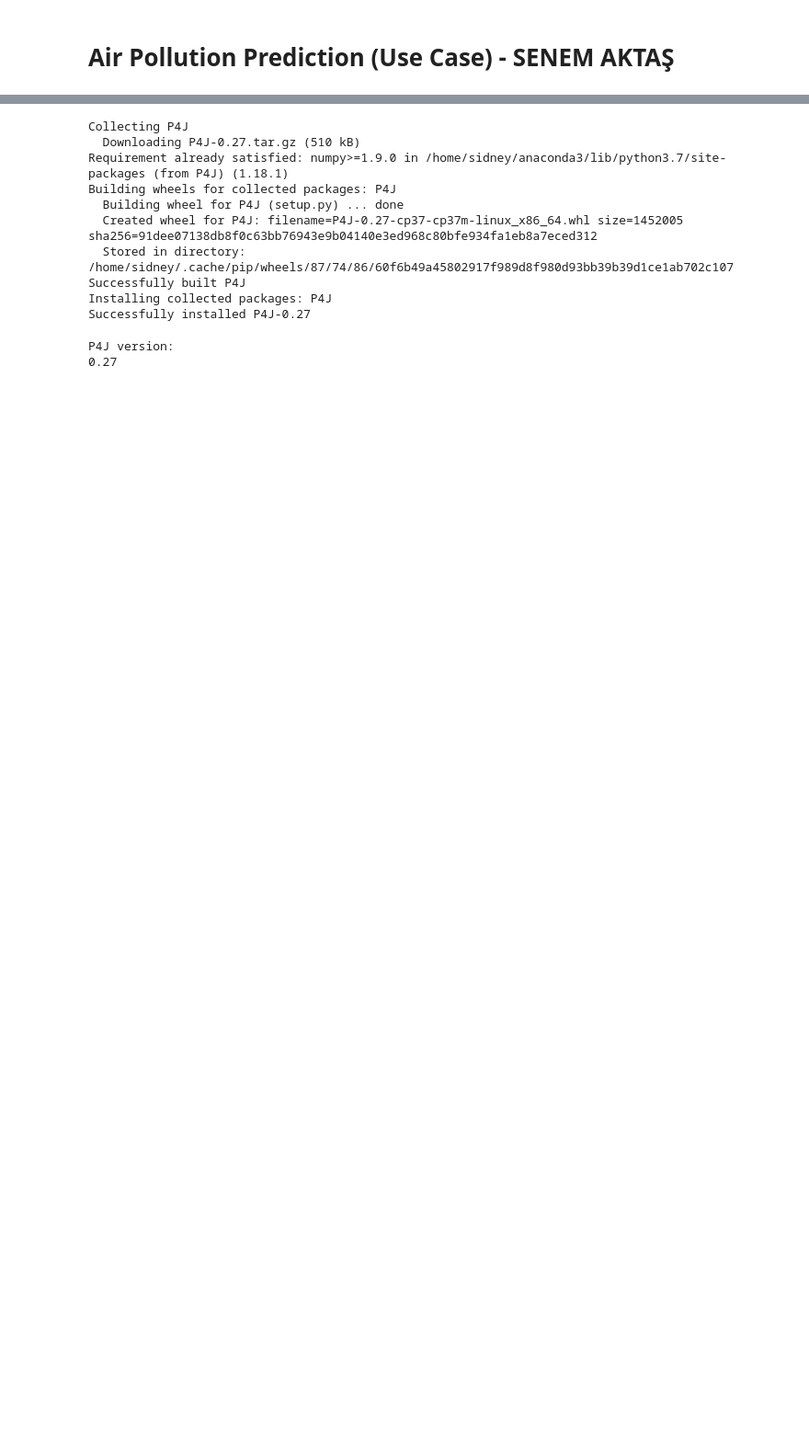
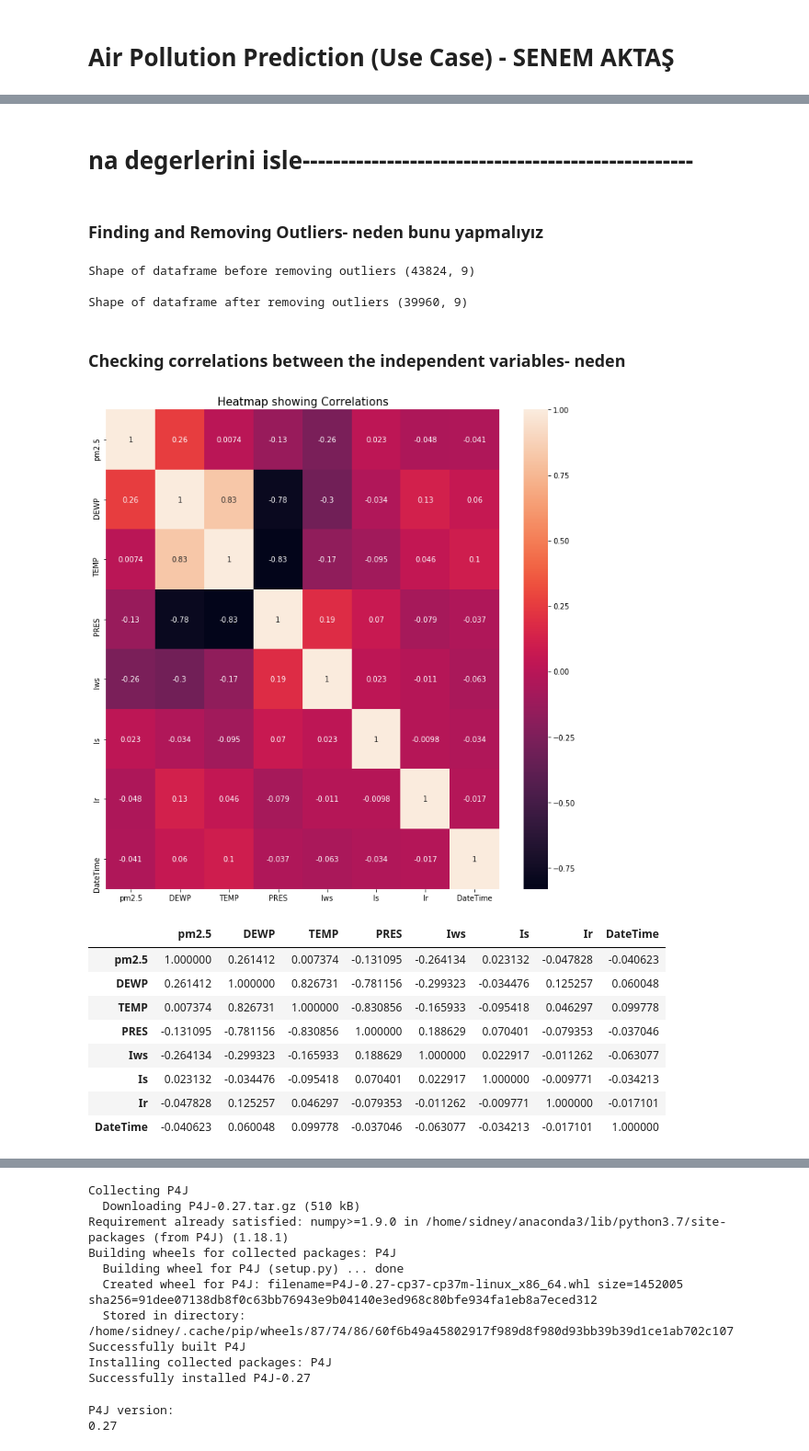
Before and after one commit to senemaktas/Air_Pollution_Prediction_ML_DL, a Jupyter notebook: Air_Pollution_Prediction.ipynb, the cells around one changed output, grey strips where cells are left out. Shown: that part at 92% size. Drawn from its saved outputs; the diff is of its cells as text; code cells hidden in the pictures; blank space fills up the shorter version.

```diff
--- a/Air_Pollution_Prediction.ipynb
+++ b/Air_Pollution_Prediction.ipynb
@@ -60,0 +65,9 @@ ValueError: This function does not handle missing values
+# %%
+import datetime
+
+df['hour'] = df['hour'].replace(24,0)
+df['DateTime'] = df[['year', 'month', 'day', 'hour']].apply(lambda s : datetime.datetime(*s),axis = 1)
+df['DateTime'] = pd.to_datetime(df['DateTime'])
+df['DateTime'] = df.DateTime.values.astype(np.int64) // 10 ** 9
+
+df
@@ -60,0 +90,15 @@ ValueError: This function does not handle missing values
+# %%
+try:
+  df.drop('No',axis = 1,inplace= True)
+  df.drop('year',axis = 1,inplace= True)
+  df.drop('month',axis = 1,inplace= True)
+  df.drop('day',axis = 1,inplace= True)
+  df.drop('hour',axis = 1,inplace= True)
+  print(df.shape)
+except:
+  print(df.shape)
+  #print("Already Done")
+
+df = df.sort_values(by='DateTime',ascending=True)
+
+df.head(3)
@@ -60,0 +131,40 @@ ValueError: This function does not handle missing values
+# %% [markdown]
+# na degerlerini isle---------------------------------------------------
+# %% [markdown]
+### Finding and Removing Outliers- neden bunu yapmalıyız
+# %%
+print("Shape of dataframe before removing outliers",df.shape)
+
+Q1=df['pm2.5'].quantile(0.25)
+Q3=df['pm2.5'].quantile(0.75)
+IQR=Q3-Q1
+Lower_Whisker = Q1-1.5*IQR
+Upper_Whisker = Q3+1.5*IQR
+
+df = df[df['pm2.5'] < Upper_Whisker]
+
+print("\nShape of dataframe after removing outliers",df.shape)
+# %% [output]
+Shape of dataframe before removing outliers (43824, 9)
+
+Shape of dataframe after removing outliers (39960, 9)
+# %% [markdown]
+### Checking correlations between the independent variables- neden
+# %%
+plt.figure(figsize=(12,12))
+sns.heatmap(df.corr(),annot=True)
+plt.title('Heatmap showing Correlations',size=15)
+plt.show()
+
+df.corr()
+# %% [output]
+[figure, added]
+|  | pm2.5 | DEWP | TEMP | PRES | Iws | Is | Ir | DateTime |
+| pm2.5 | 1.000000 | 0.261412 | 0.007374 | -0.131095 | -0.264134 | 0.023132 | -0.047828 | -0.040623 |
+| DEWP | 0.261412 | 1.000000 | 0.826731 | -0.781156 | -0.299323 | -0.034476 | 0.125257 | 0.060048 |
+| TEMP | 0.007374 | 0.826731 | 1.000000 | -0.830856 | -0.165933 | -0.095418 | 0.046297 | 0.099778 |
+| PRES | -0.131095 | -0.781156 | -0.830856 | 1.000000 | 0.188629 | 0.070401 | -0.079353 | -0.037046 |
+| Iws | -0.264134 | -0.299323 | -0.165933 | 0.188629 | 1.000000 | 0.022917 | -0.011262 | -0.063077 |
+| Is | 0.023132 | -0.034476 | -0.095418 | 0.070401 | 0.022917 | 1.000000 | -0.009771 | -0.034213 |
+| Ir | -0.047828 | 0.125257 | 0.046297 | -0.079353 | -0.011262 | -0.009771 | 1.000000 | -0.017101 |
+| DateTime | -0.040623 | 0.060048 | 0.099778 | -0.037046 | -0.063077 | -0.034213 | -0.017101 | 1.000000 |
```
Also changed, not shown: parts of 23 cells of this notebook.
